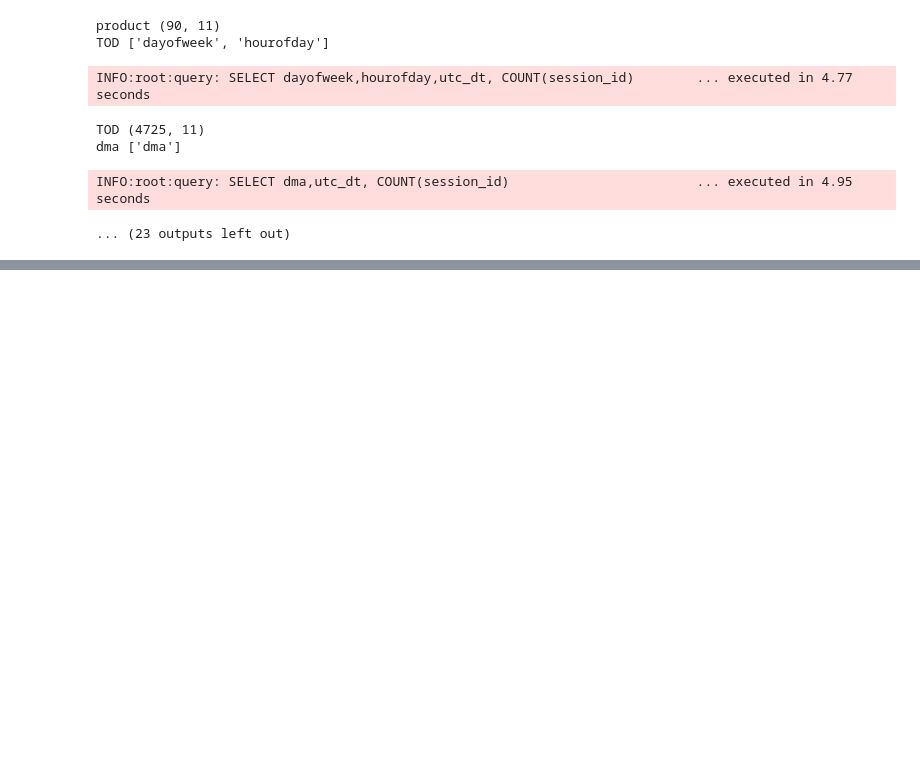
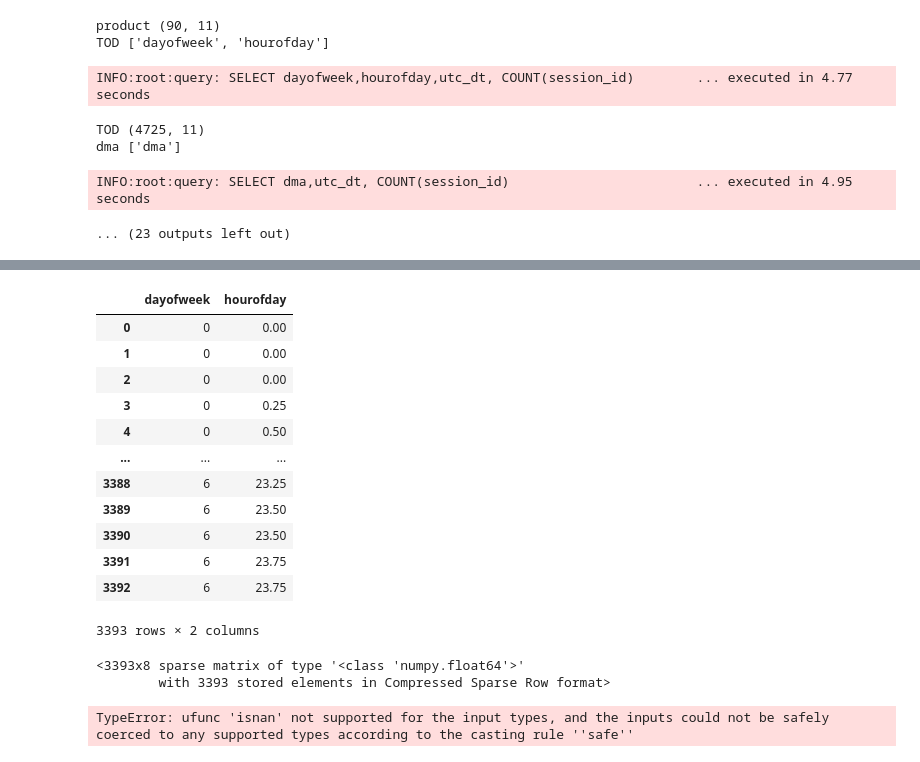
Before and after one commit to pkrishnamurthy1007/adtech, a Jupyter notebook: notebooks/aduriseti_shared/account_structure.ipynb, the cells around one changed output, grey strips where cells are left out. Saved outputs shown, nothing was run; the diff lists cells and outputs as text; code cells hidden in the pictures; blank space fills up the shorter version.

```diff
--- a/notebooks/aduriseti_shared/account_structure.ipynb
+++ b/notebooks/aduriseti_shared/account_structure.ipynb
@@ -453,0 +584,27 @@ See the caveats in the documentation: https://pandas.pydata.org/pandas-docs/stab
+# %%
+Xdf.fillna("").iloc[:,:-1]
+# %% [output]
+|  | dayofweek | hourofday |
+| 0 | 0 | 0.00 |
+| 1 | 0 | 0.00 |
+| 2 | 0 | 0.00 |
+| 3 | 0 | 0.25 |
+| 4 | 0 | 0.50 |
+| ... | ... | ... |
+| 3388 | 6 | 23.25 |
+| 3389 | 6 | 23.50 |
+| 3390 | 6 | 23.50 |
+| 3391 | 6 | 23.75 |
+| 3392 | 6 | 23.75 |
+3393 rows × 2 columns
+# %%
+clusterer.enc_1hot.transform(Xdf.fillna("").values[:,:-1])
+# %% [output]
+<3393x8 sparse matrix of type '<class 'numpy.float64'>'
+        with 3393 stored elements in Compressed Sparse Row format>
+# %%
+Xdf = X .reset_index()[X.index.names]
+X = clusterer.enc_1hot.transform(Xdf.fillna("").iloc[:,:-1])
+clusterer.clf.apply(X)
+# %% [output]
+TypeError: ufunc 'isnan' not supported for the input types, and the inputs could not be safely coerced to any supported types according to the casting rule ''safe''
```
Also changed, not shown: parts of 6 cells of this notebook.
